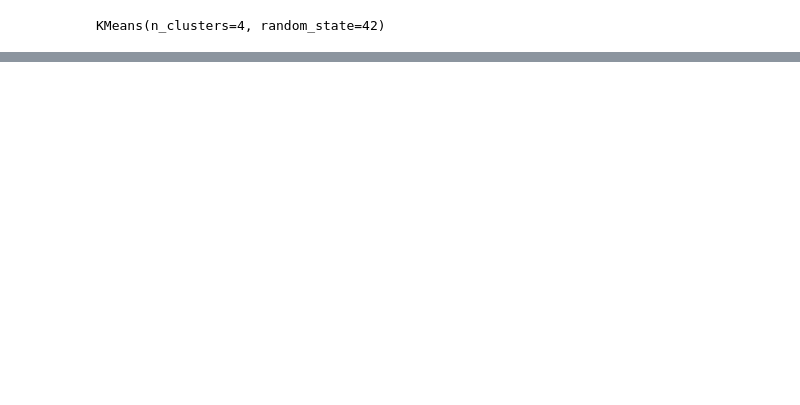
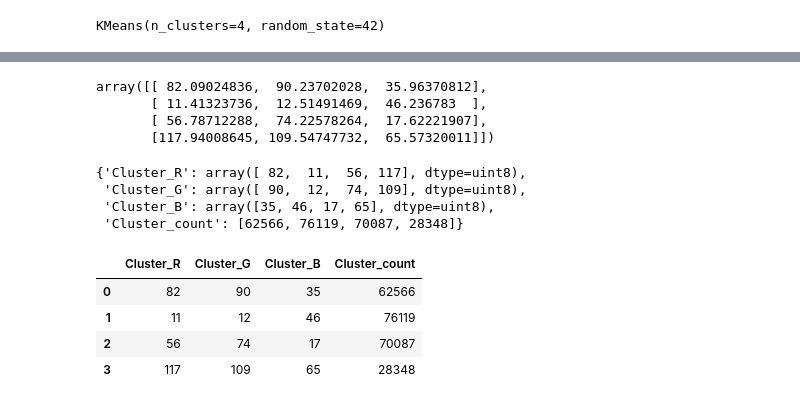
Before and after one commit to Kaustuv-Karki/Data-mining, a Jupyter notebook: K-means/kmeans.ipynb, the cells around one changed output, grey strips where cells are left out. Saved outputs shown, nothing was run; the diff lists cells and outputs as text; code cells hidden in the pictures; blank space fills up the shorter version.

```diff
--- a/K-means/kmeans.ipynb
+++ b/K-means/kmeans.ipynb
@@ -188,0 +198,31 @@ Cluster 3 = 67736 px
+# %%
+cluster_R = uint8_array[:,0]
+cluster_G = uint8_array[:,1]
+cluster_B = uint8_array[:,2]
+cluster_count = pixel_new
+# %%
+centroid1
+# %% [output]
+array([[ 82.09024836,  90.23702028,  35.96370812],
+       [ 11.41323736,  12.51491469,  46.236783  ],
+       [ 56.78712288,  74.22578264,  17.62221907],
+       [117.94008645, 109.54747732,  65.57320011]])
+# %%
+data_new = {"Cluster_R" : cluster_R,"Cluster_G" : cluster_G,"Cluster_B" : cluster_B, "Cluster_count" : pixel_new}
+# %%
+data_new
+# %% [output]
+{'Cluster_R': array([ 82,  11,  56, 117], dtype=uint8),
+ 'Cluster_G': array([ 90,  12,  74, 109], dtype=uint8),
+ 'Cluster_B': array([35, 46, 17, 65], dtype=uint8),
+ 'Cluster_count': [62566, 76119, 70087, 28348]}
+# %%
+df_new = pd.DataFrame(data_new)
+# %%
+df_new
+# %% [output]
+|  | Cluster_R | Cluster_G | Cluster_B | Cluster_count |
+| 0 | 82 | 90 | 35 | 62566 |
+| 1 | 11 | 12 | 46 | 76119 |
+| 2 | 56 | 74 | 17 | 70087 |
+| 3 | 117 | 109 | 65 | 28348 |
```
Also changed, not shown: parts of 26 cells of this notebook, 3 other files.
